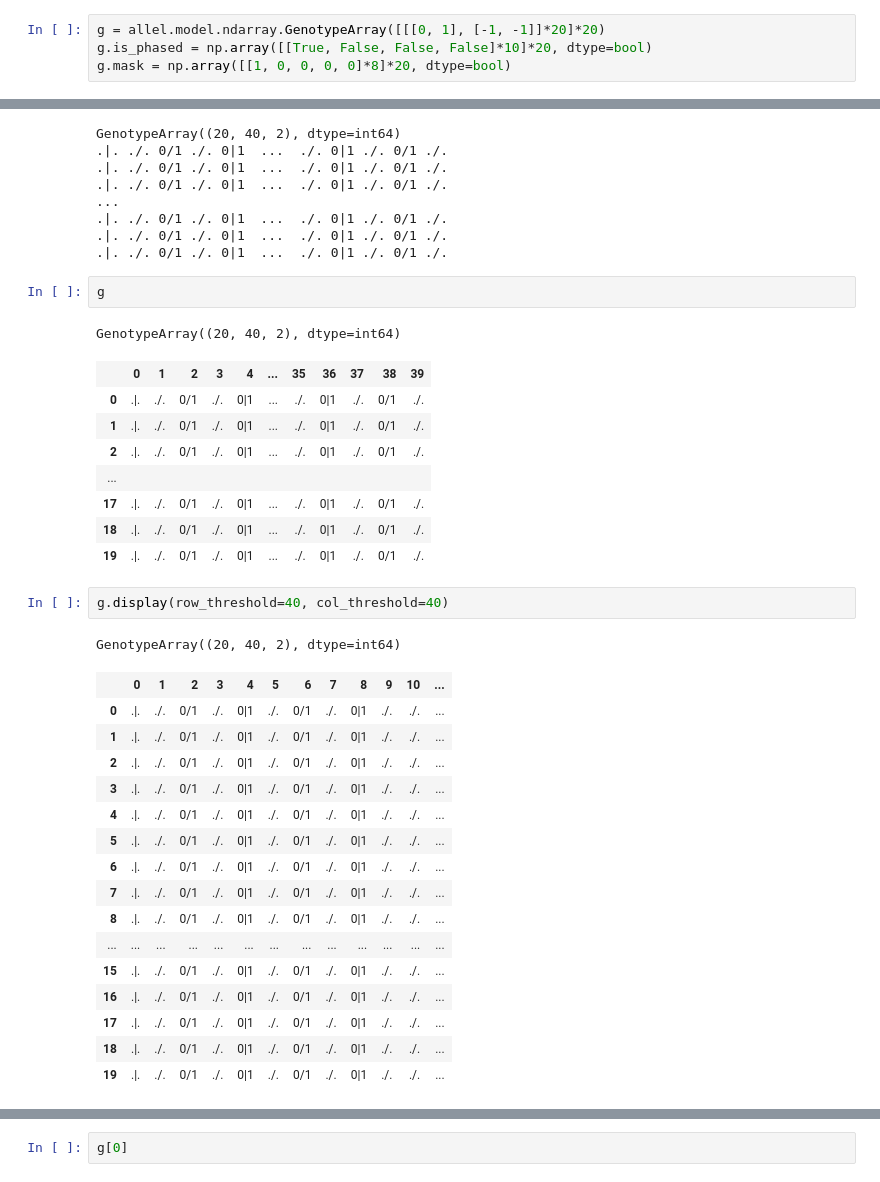
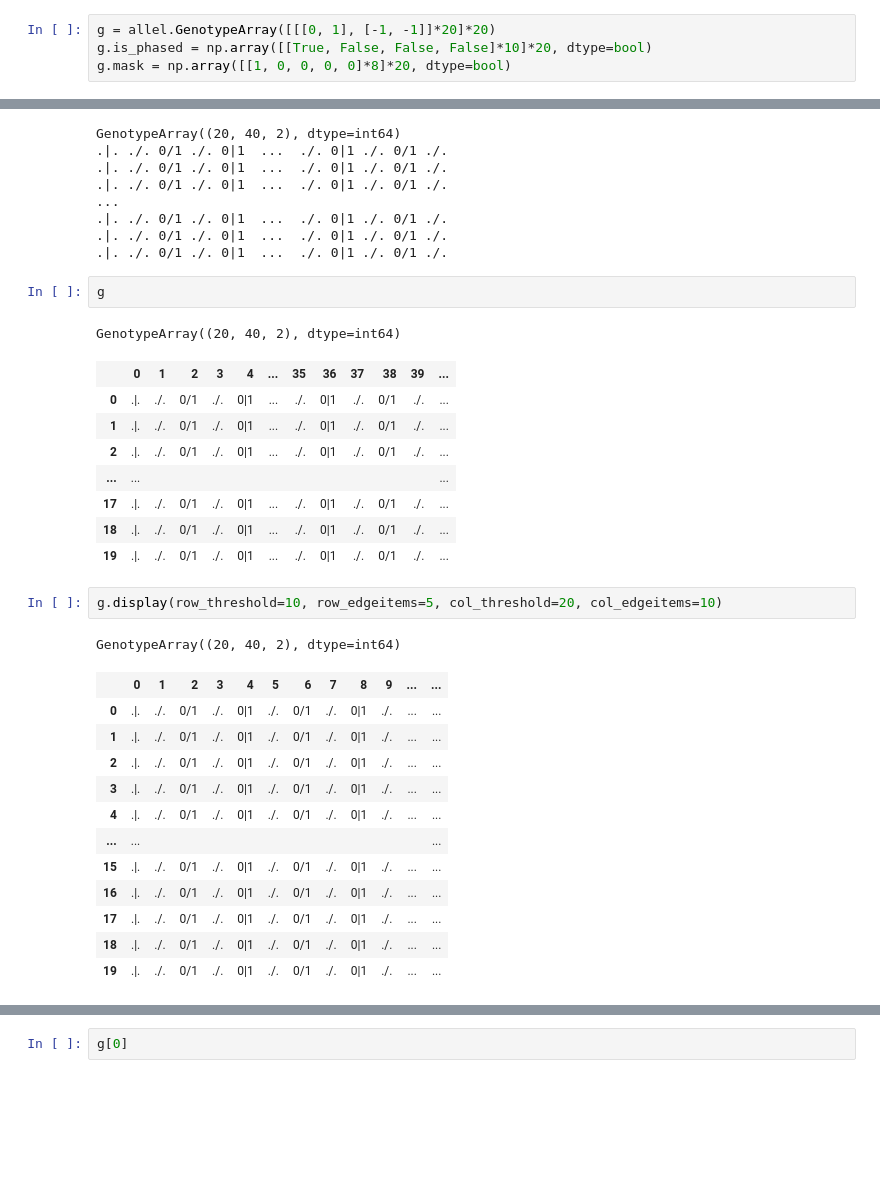
Before and after one commit to cggh/scikit-allel, a Jupyter notebook: notebooks/repr_html.ipynb, the cells around one changed output, grey strips where cells are left out. Saved outputs shown, nothing was run; the diff lists cells and outputs as text; blank space fills up the shorter version.

```diff
--- a/notebooks/repr_html.ipynb
+++ b/notebooks/repr_html.ipynb
@@ -47,7 +81,7 @@ print(g.to_str(40))
 # %% [markdown]
 ## GenotypeArray
 # %%
-g = allel.model.ndarray.GenotypeArray([[[0, 1], [-1, -1]]*20]*20)
+g = allel.GenotypeArray([[[0, 1], [-1, -1]]*20]*20)
 g.is_phased = np.array([[True, False, False, False]*10]*20, dtype=bool)
 g.mask = np.array([[1, 0, 0, 0, 0]*8]*20, dtype=bool)
 # %%
@@ -75,31 +109,27 @@ GenotypeArray((20, 40, 2), dtype=int64)
 g
 # %% [output]
 GenotypeArray((20, 40, 2), dtype=int64)
-|  | 0 | 1 | 2 | 3 | 4 | ... | 35 | 36 | 37 | 38 | 39 |
-| 0 | .|. | ./. | 0/1 | ./. | 0|1 | ... | ./. | 0|1 | ./. | 0/1 | ./. |
-| 1 | .|. | ./. | 0/1 | ./. | 0|1 | ... | ./. | 0|1 | ./. | 0/1 | ./. |
-| 2 | .|. | ./. | 0/1 | ./. | 0|1 | ... | ./. | 0|1 | ./. | 0/1 | ./. |
-| ... |  |  |  |  |  |  |  |  |  |  |  |
-| 17 | .|. | ./. | 0/1 | ./. | 0|1 | ... | ./. | 0|1 | ./. | 0/1 | ./. |
-| 18 | .|. | ./. | 0/1 | ./. | 0|1 | ... | ./. | 0|1 | ./. | 0/1 | ./. |
-| 19 | .|. | ./. | 0/1 | ./. | 0|1 | ... | ./. | 0|1 | ./. | 0/1 | ./. |
+|  | 0 | 1 | 2 | 3 | 4 | ... | 35 | 36 | 37 | 38 | 39 | ... |
+| 0 | .|. | ./. | 0/1 | ./. | 0|1 | ... | ./. | 0|1 | ./. | 0/1 | ./. | ... |
+| 1 | .|. | ./. | 0/1 | ./. | 0|1 | ... | ./. | 0|1 | ./. | 0/1 | ./. | ... |
+| 2 | .|. | ./. | 0/1 | ./. | 0|1 | ... | ./. | 0|1 | ./. | 0/1 | ./. | ... |
+| ... | ... |  |  |  |  |  |  |  |  |  |  | ... |
+| 17 | .|. | ./. | 0/1 | ./. | 0|1 | ... | ./. | 0|1 | ./. | 0/1 | ./. | ... |
+| 18 | .|. | ./. | 0/1 | ./. | 0|1 | ... | ./. | 0|1 | ./. | 0/1 | ./. | ... |
+| 19 | .|. | ./. | 0/1 | ./. | 0|1 | ... | ./. | 0|1 | ./. | 0/1 | ./. | ... |
 # %%
-g.display(row_threshold=40, col_threshold=40)
+g.display(row_threshold=10, row_edgeitems=5, col_threshold=20, col_edgeitems=10)
 # %% [output]
 GenotypeArray((20, 40, 2), dtype=int64)
-|  | 0 | 1 | 2 | 3 | 4 | 5 | 6 | 7 | 8 | 9 | 10 | ... |
-| 0 | .|. | ./. | 0/1 | ./. | 0|1 | ./. | 0/1 | ./. | 0|1 | ./. | ./. | ... |
-| 1 | .|. | ./. | 0/1 | ./. | 0|1 | ./. | 0/1 | ./. | 0|1 | ./. | ./. | ... |
-| 2 | .|. | ./. | 0/1 | ./. | 0|1 | ./. | 0/1 | ./. | 0|1 | ./. | ./. | ... |
-| 3 | .|. | ./. | 0/1 | ./. | 0|1 | ./. | 0/1 | ./. | 0|1 | ./. | ./. | ... |
-| 4 | .|. | ./. | 0/1 | ./. | 0|1 | ./. | 0/1 | ./. | 0|1 | ./. | ./. | ... |
-| 5 | .|. | ./. | 0/1 | ./. | 0|1 | ./. | 0/1 | ./. | 0|1 | ./. | ./. | ... |
-| 6 | .|. | ./. | 0/1 | ./. | 0|1 | ./. | 0/1 | ./. | 0|1 | ./. | ./. | ... |
-| 7 | .|. | ./. | 0/1 | ./. | 0|1 | ./. | 0/1 | ./. | 0|1 | ./. | ./. | ... |
-| 8 | .|. | ./. | 0/1 | ./. | 0|1 | ./. | 0/1 | ./. | 0|1 | ./. | ./. | ... |
-| ... | ... | ... | ... | ... | ... | ... | ... | ... | ... | ... | ... | ... |
-| 15 | .|. | ./. | 0/1 | ./. | 0|1 | ./. | 0/1 | ./. | 0|1 | ./. | ./. | ... |
-| 16 | .|. | ./. | 0/1 | ./. | 0|1 | ./. | 0/1 | ./. | 0|1 | ./. | ./. | ... |
-| 17 | .|. | ./. | 0/1 | ./. | 0|1 | ./. | 0/1 | ./. | 0|1 | ./. | ./. | ... |
-| 18 | .|. | ./. | 0/1 | ./. | 0|1 | ./. | 0/1 | ./. | 0|1 | ./. | ./. | ... |
-| 19 | .|. | ./. | 0/1 | ./. | 0|1 | ./. | 0/1 | ./. | 0|1 | ./. | ./. | ... |
+|  | 0 | 1 | 2 | 3 | 4 | 5 | 6 | 7 | 8 | 9 | ... | ... |
+| 0 | .|. | ./. | 0/1 | ./. | 0|1 | ./. | 0/1 | ./. | 0|1 | ./. | ... | ... |
+| 1 | .|. | ./. | 0/1 | ./. | 0|1 | ./. | 0/1 | ./. | 0|1 | ./. | ... | ... |
+| 2 | .|. | ./. | 0/1 | ./. | 0|1 | ./. | 0/1 | ./. | 0|1 | ./. | ... | ... |
+| 3 | .|. | ./. | 0/1 | ./. | 0|1 | ./. | 0/1 | ./. | 0|1 | ./. | ... | ... |
+| 4 | .|. | ./. | 0/1 | ./. | 0|1 | ./. | 0/1 | ./. | 0|1 | ./. | ... | ... |
+| ... | ... |  |  |  |  |  |  |  |  |  |  | ... |
+| 15 | .|. | ./. | 0/1 | ./. | 0|1 | ./. | 0/1 | ./. | 0|1 | ./. | ... | ... |
+| 16 | .|. | ./. | 0/1 | ./. | 0|1 | ./. | 0/1 | ./. | 0|1 | ./. | ... | ... |
+| 17 | .|. | ./. | 0/1 | ./. | 0|1 | ./. | 0/1 | ./. | 0|1 | ./. | ... | ... |
+| 18 | .|. | ./. | 0/1 | ./. | 0|1 | ./. | 0/1 | ./. | 0|1 | ./. | ... | ... |
+| 19 | .|. | ./. | 0/1 | ./. | 0|1 | ./. | 0/1 | ./. | 0|1 | ./. | ... | ... |
```
Also changed, not shown: parts of 49 cells of this notebook, 10 other files.
